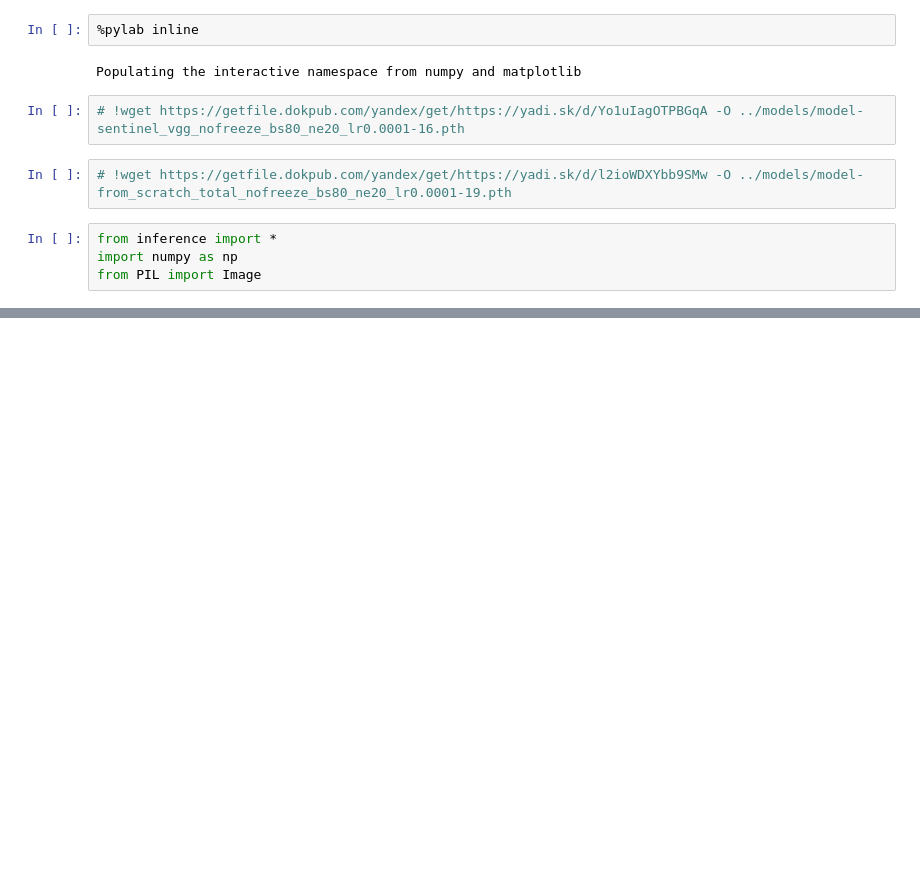
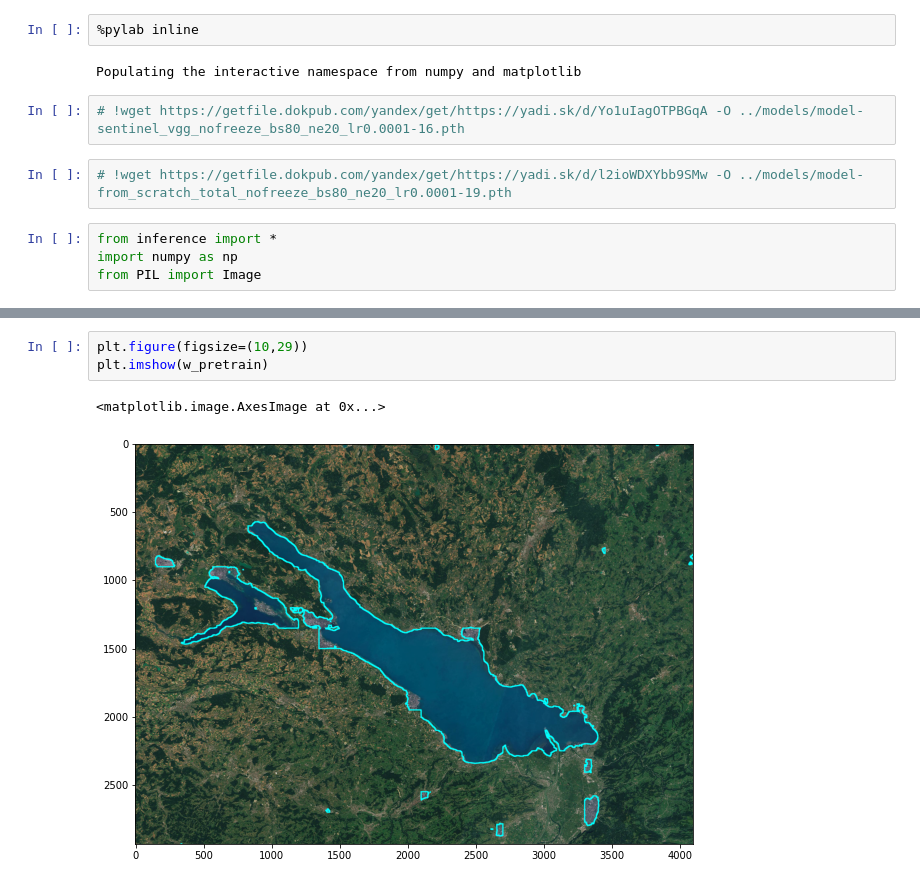
Before and after one commit to od-crypto/aerial, a Jupyter notebook: demo/demo.ipynb, the cells around one changed output, grey strips where cells are left out. Saved outputs shown, nothing was run; the diff lists cells and outputs as text; blank space fills up the shorter version.

```diff
--- a/demo/demo.ipynb
+++ b/demo/demo.ipynb
@@ -33,0 +46,6 @@ plt.imshow(w)
+# %%
+plt.figure(figsize=(10,29))
+plt.imshow(w_pretrain)
+# %% [output]
+<matplotlib.image.AxesImage at 0x...>
+[figure, added]
```
Also changed, not shown: parts of 10 cells of this notebook, 6 other files.
